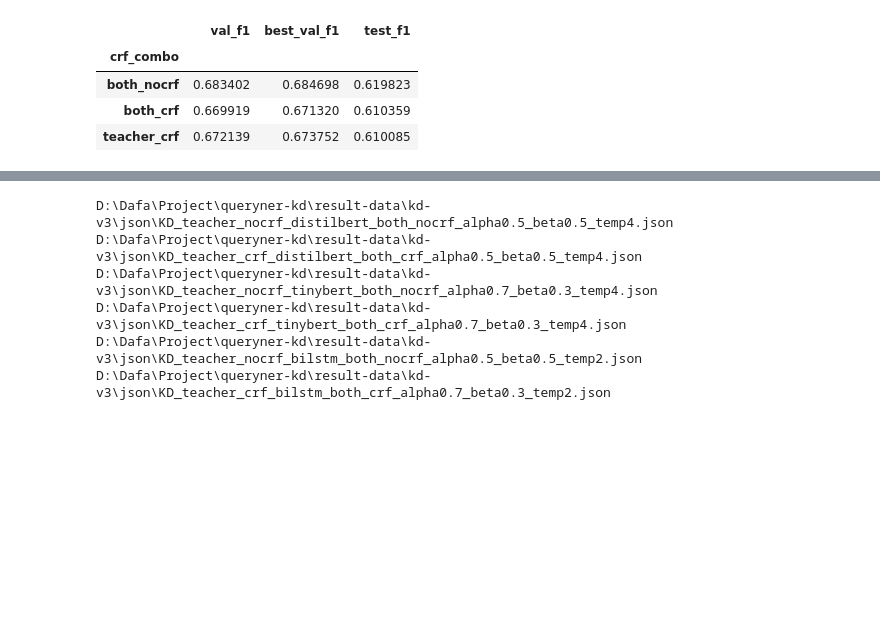
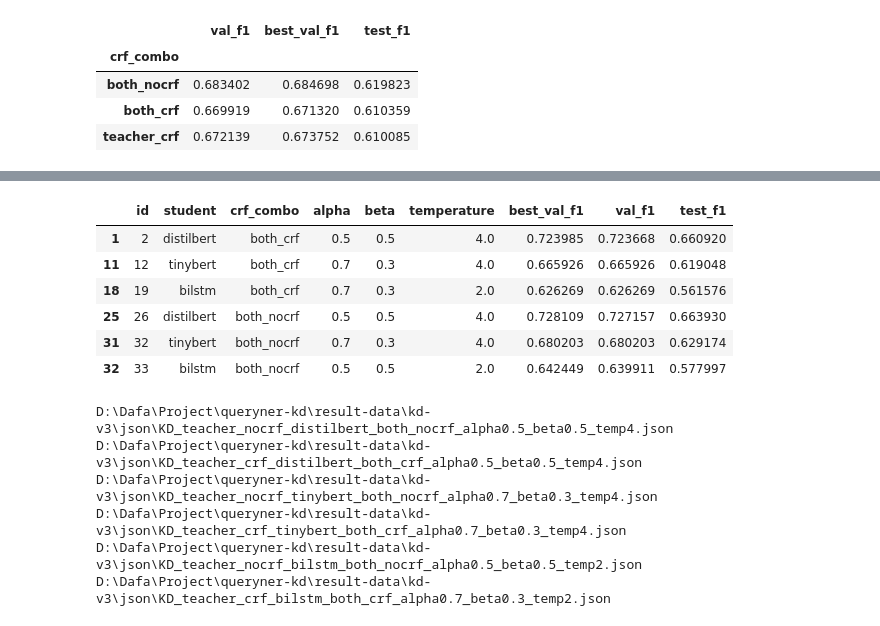
Before and after one commit to mdfwg/queryner-kd, a Jupyter notebook: notebook/result-analysis.ipynb, the cells around one changed output, grey strips where cells are left out. Saved outputs shown, nothing was run; the diff lists cells and outputs as text; code cells hidden in the pictures; blank space fills up the shorter version.

```diff
--- a/notebook/result-analysis.ipynb
+++ b/notebook/result-analysis.ipynb
@@ -321,3 +321,16 @@ df[df["student"] == "distilbert"].sort_values(by="test_f1", ascending=False).hea
+# %%
+id_list = [26, 2, 32, 12, 33, 19]
+# %%
+df_filtered = df[df["id"].isin(id_list)][["id","student", "crf_combo", "alpha", "beta", "temperature", "best_val_f1", "val_f1", "test_f1"]]
+df_filtered.head(6)
+# %% [output]
+|  | id | student | crf_combo | alpha | beta | temperature | best_val_f1 | val_f1 | test_f1 |
+| 1 | 2 | distilbert | both_crf | 0.5 | 0.5 | 4.0 | 0.723985 | 0.723668 | 0.660920 |
+| 11 | 12 | tinybert | both_crf | 0.7 | 0.3 | 4.0 | 0.665926 | 0.665926 | 0.619048 |
+| 18 | 19 | bilstm | both_crf | 0.7 | 0.3 | 2.0 | 0.626269 | 0.626269 | 0.561576 |
+| 25 | 26 | distilbert | both_nocrf | 0.5 | 0.5 | 4.0 | 0.728109 | 0.727157 | 0.663930 |
+| 31 | 32 | tinybert | both_nocrf | 0.7 | 0.3 | 4.0 | 0.680203 | 0.680203 | 0.629174 |
+| 32 | 33 | bilstm | both_nocrf | 0.5 | 0.5 | 2.0 | 0.642449 | 0.639911 | 0.577997 |
 # %%
 get_json_path_from_id(26)
 get_json_path_from_id(2)
```
Also changed, not shown: parts of 5 cells of this notebook, 21 other files.
